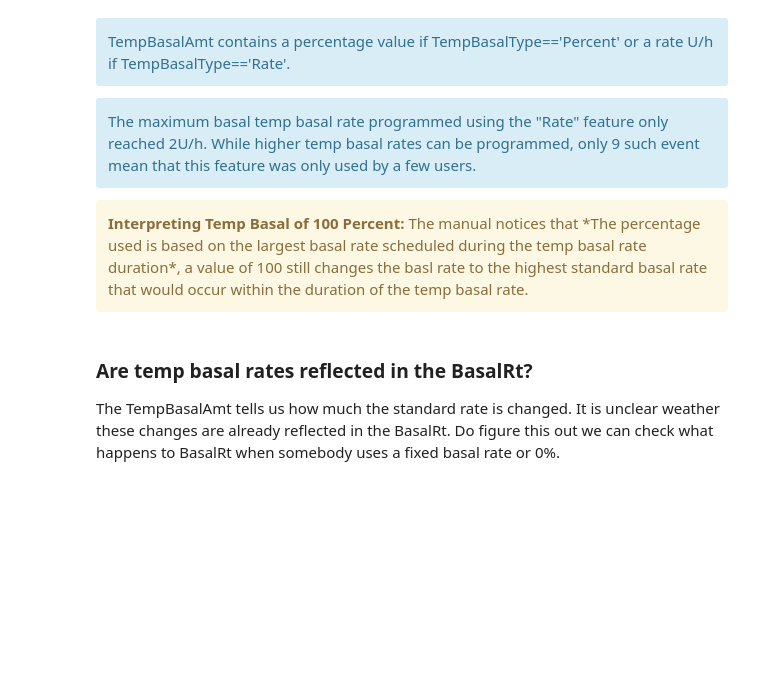
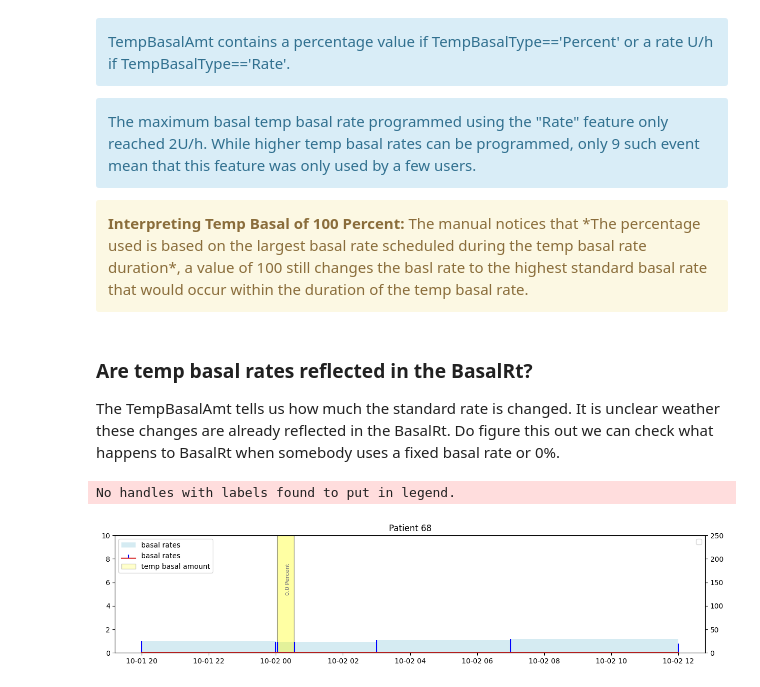
Before and after one commit to nudgebg/egvinsulin, a Jupyter notebook: notebooks/understand-flair-dataset/understand-flair-dataset.ipynb, the cells around one changed output. Cells and saved outputs as stored; diff of their text form; code cells hidden in the pictures; blank space fills up the shorter version.

```diff
--- a/notebooks/understand-flair-dataset/understand-flair-dataset.ipynb
+++ b/notebooks/understand-flair-dataset/understand-flair-dataset.ipynb
@@ -283 +245,56 @@ def drawInsulinEvents(df):
+# %%
+def drawBasal(ax, datetimes, rates, color='lightblue'):
+    ax.stem(datetimes, rates, label='basal rates',markerfmt='None',linefmt='b-')
+    ax.stairs(rates[:-1],datetimes, label='basal rates',color=color,fill=True,alpha=0.5)
+
+def drawInsulinEvents(df, b_draw_boluses=True, b_draw_basal=True, b_draw_temp_basal=True):
+    f = plt.figure(figsize=(15,3))
+    ax = f.gca();
+    twinax=ax.twinx()
+    plt.title(f"Patient {df.PtID.iloc[0]}")
+
+    temp = df.copy()
+    temp = temp.sort_values("DateTime")
+    boluses = temp.dropna(subset=['BolusDeliv'],axis=0)
+    basalRates = temp.dropna(subset=['BasalRt'],axis=0)
+    tmpBasals = temp.dropna(subset=['TempBasalAmt'],axis=0)
+
+    #boluses
+    if (len(boluses) > 0) & b_draw_boluses:
+        ax.bar(boluses.DateTime, boluses.BolusDeliv, width=timedelta(minutes=15), label='boluses')
+
+    #basal rates
+    if (len(basalRates) > 0) & b_draw_basal:
+        drawBasal(ax,basalRates.DateTime,basalRates.BasalRt)
+
+    if (len(tmpBasals) > 0) & b_draw_temp_basal:
+        #temp basal rates
+        #ax.stem(tmpBasals.DateTime, tmpBasals.TempBasalAmt, label='temp basal amount',markerfmt='None',linefmt='r-')
+        #ax.stairs(basalRates.BasalRt.iloc[:-1],basalRates.DateTime, label='basal rates',color='red',fill=True,alpha=0.2,)
+
+        colors = tmpBasals.apply(lambda x: 'yellow' if x.TempBasalType == 'Percent' else 'orange',axis=1)
+        heights = tmpBasals.apply(lambda x: x.TempBasalAmt if  x.TempBasalType == 'Rate' else 2,axis=1)
+        widths = tmpBasals.TempBasalDur.apply(parse_duration)
+        ax.bar(tmpBasals.DateTime, 10, color=colors, width=widths, align='edge', label='temp basal amount', alpha=0.2, edgecolor='black')
+        # add the temp basal amount as text above the bars
+        for i, row in tmpBasals.iterrows():
+            ax.text(row.DateTime+parse_duration(row.TempBasalDur)/2, 5, f"{row.TempBasalAmt} {row.TempBasalType}", fontsize=8,color='gray',rotation=90)
+
+
+    ax.set_ylim([0,10]);
+    ax.legend(loc='upper left')
+    twinax.set_ylim([0,250])
+    twinax.legend(loc="upper right")
+    return ax
+
+def selectRegionAroundEvent(df, patient_id, date_time, hours):
+    sub_frame = df.loc[(df.PtID==patient_id) & (df.DateTime>date_time-timedelta(hours=hours)) & (df.DateTime<date_time+timedelta(hours=hours))]
+    return sub_frame
+
+random_index = random.choice(df_insulin.loc[(df_insulin.TempBasalAmt==0 ) & (df_insulin.TempBasalType=="Percent")].index)
+subFrame = selectRegionAroundEvent(df_insulin, df_insulin.loc[random_index,'PtID'], df_insulin.loc[random_index,'DateTime'], 12)
+drawInsulinEvents(subFrame, b_draw_boluses=False);
+# %% [output]
+No handles with labels found to put in legend.
+[figure, added]
 # %% [markdown]
```
Also changed, not shown: parts of 24 cells of this notebook.
